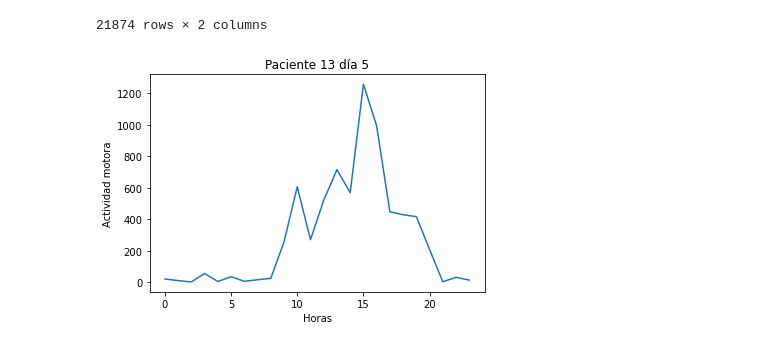
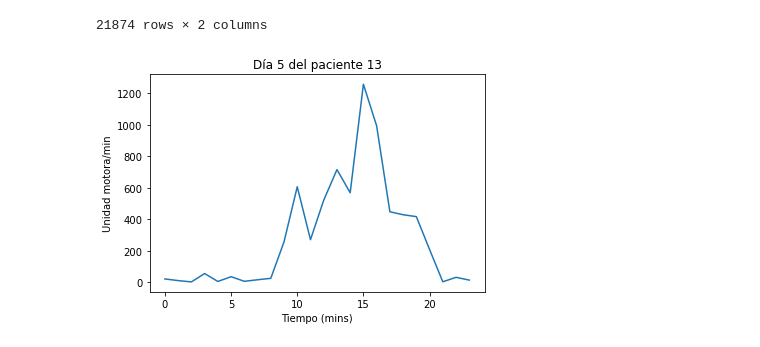
Before and after one commit to anajim13/TFM-XAI, a Jupyter notebook: señales_tiempo.ipynb, the cells around one changed output. Drawn from its saved outputs; the diff is of its cells as text; code cells hidden in the pictures.

```diff
--- a/señales_tiempo.ipynb
+++ b/señales_tiempo.ipynb
@@ -119,10 +120,10 @@ p13
 # %%
 horas = p13['activity'].resample('H').mean()
 plt.plot(horas.loc['2003-10-19'].values)
-plt.title('Paciente 13 día 5')
-plt.xlabel('Horas')
-plt.ylabel('Actividad motora')
+plt.title('Día 5 del paciente 13')
+plt.xlabel('Tiempo (mins)')
+plt.ylabel('Unidad motora/min')
 plt.savefig('P13D5_esq.png')
 # %% [output]
-[figure, old version]
+[figure, new version]
 # %%
```
Also changed, not shown: parts of 10 cells of this notebook.
